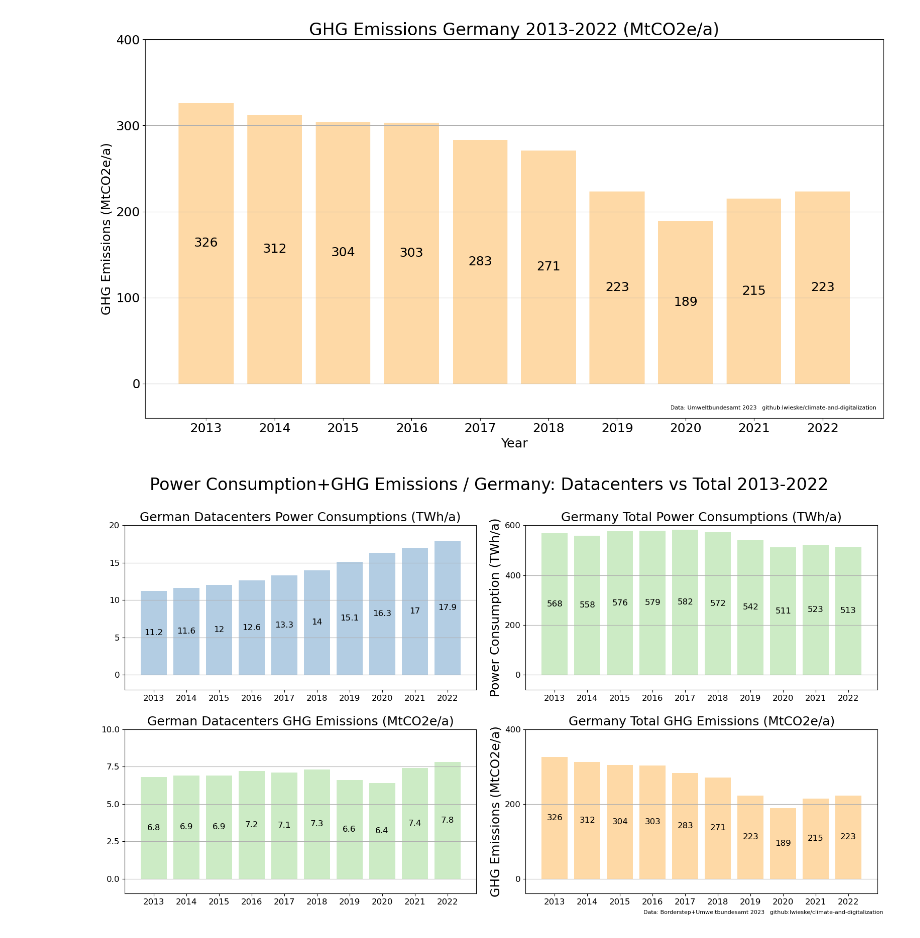
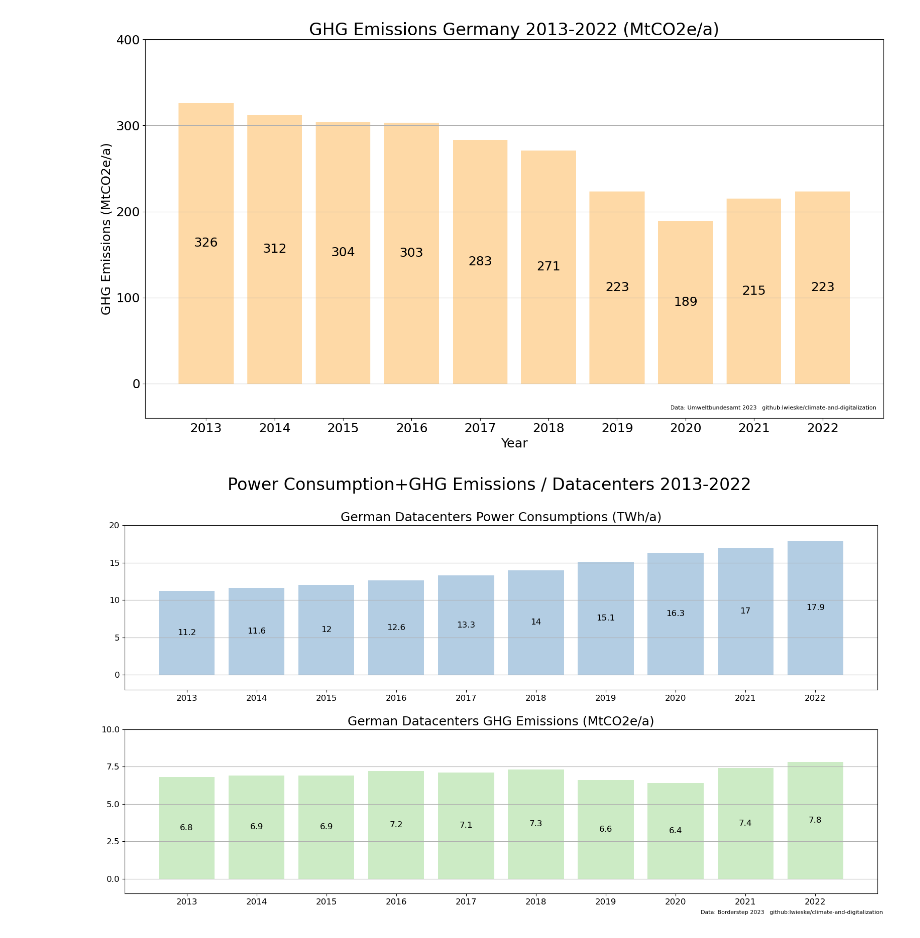
Before and after one commit to lwieske/climate-and-digitalization, a Jupyter notebook: README.ipynb, the cells around one changed output. Cells and saved outputs as stored; diff of their text form; code cells hidden in the pictures.

```diff
--- a/README.ipynb
+++ b/README.ipynb
@@ -1715,60 +1723,40 @@ finalize_plot(plt,
 # %%
 plt.rcParams["figure.figsize"] = (16,9)
 
 plt.rcParams["figure.autolayout"] = True
 
-fig, axs = plt.subplots(2, 2)
+fig, (ax1, ax2) = plt.subplots(2, 1)
 
-p = axs[0, 0].bar(labels, power_consumptions_datacenter, color=plt.cm.Pastel1(1))
-axs[0, 0].set_title("German Datacenters Power Consumptions (TWh/a)", size = 18)
-axs[0, 0].set_xticks(labels)
-axs[0, 0].tick_params(axis='both', labelsize=12)
-axs[0, 0].set_yticks([0.0, 5.0, 10.0, 15.0, 20.0])
-axs[0, 0].set_ylim([-2.0, 20.0])
-axs[0, 0].bar_label(p, label_type='center', size=12)
-axs[0, 0].grid(axis='y')
+p = ax1.bar(labels, power_consumptions_datacenter, color=plt.cm.Pastel1(1))
+ax1.set_title("German Datacenters Power Consumptions (TWh/a)", size = 18)
+ax1.set_xticks(labels)
+ax1.tick_params(axis='both', labelsize=12)
+ax1.set_yticks([0.0, 5.0, 10.0, 15.0, 20.0])
+ax1.set_ylim([-2.0, 20.0])
+ax1.bar_label(p, label_type='center', size=12)
+ax1.grid(axis='y')
 
-p = axs[0, 1].bar(labels, power_consumptions_germany, color=plt.cm.Pastel1(2))
-axs[0, 1].set_title("Germany Total Power Consumptions (TWh/a)", size = 18)
-axs[0, 1].set_ylabel("Power Consumption (TWh/a)", size = 18)
-axs[0, 1].set_xticks(labels)
-axs[0, 1].tick_params(axis='both', labelsize=12)
-axs[0, 1].set_yticks([0, 200, 400, 600])
-axs[0, 1].set_ylim([-60.0, 600.0])
-axs[0, 1].bar_label(p, label_type='center', size=12)
-axs[0, 1].grid(axis='y')
+p = ax2.bar(labels, ghg_emissions_datacenter, color=plt.cm.Pastel1(2))
+ax2.set_title("German Datacenters GHG Emissions (MtCO2e/a)", size = 18)
+ax2.set_xticks(labels)
+ax2.tick_params(axis='both', labelsize=12)
+ax2.set_yticks([0.0, 2.5, 5.0, 7.5, 10.0])
+ax2.set_ylim([-1.0, 10.0])
+ax2.bar_label(p, label_type='center', size=12)
+ax2.grid(axis='y')
 
-p = axs[1, 0].bar(labels, ghg_emissions_datacenter, color=plt.cm.Pastel1(2))
-axs[1, 0].set_title("German Datacenters GHG Emissions (MtCO2e/a)", size = 18)
-axs[1, 0].set_xticks(labels)
-axs[1, 0].tick_params(axis='both', labelsize=12)
-axs[1, 0].set_yticks([0.0, 2.5, 5.0, 7.5, 10.0])
-axs[1, 0].set_ylim([-1.0, 10.0])
-axs[1, 0].bar_label(p, label_type='center', size=12)
-axs[1, 0].grid(axis='y')
-
-p = axs[1, 1].bar(labels, ghg_emissions_germany, color=plt.cm.Pastel1(4))
-axs[1, 1].set_title("Germany Total GHG Emissions (MtCO2e/a)", size = 18)
-axs[1, 1].set_ylabel("GHG Emissions (MtCO2e/a)", size = 18)
-axs[1, 1].set_xticks(labels)
-axs[1, 1].tick_params(axis='both', labelsize=12)
-axs[1, 1].set_yticks([0, 200, 400])
-axs[1, 1].set_ylim([-40.0, 400.0])
-axs[1, 1].bar_label(p, label_type='center', size=12)
-axs[1, 1].grid(axis='y')
-
-fig.suptitle('Power Consumption+GHG Emissions / Germany: Datacenters vs Total 2013-2022', size=24)
+fig.suptitle('Power Consumption+GHG Emissions / Datacenters 2013-2022', size=24)
 
 fig.text(0.99, 0.01,
-        'Data: Borderstep+Umweltbundesamt 2023   github:lwieske/climate-and-digitalization',
+        'Data: Borderstep 2023   github:lwieske/climate-and-digitalization',
         fontsize=8, color='black',
         ha="right", va="bottom",
         bbox=dict(boxstyle="square", facecolor='white', edgecolor='none',)
 )
 
-filename='power_consumptions_vs_ghg_emissions'
+filename='power_consumptions_vs_ghg_emissions_datacenters'
 
 plt.savefig(f'images/{filename}.png')
 plt.savefig(f'images/svg/{filename}.svg')
 # %% [output]
-[figure, old version]
+[figure, new version]
```
Also changed, not shown: parts of 2 cells of this notebook, 8 other files.
